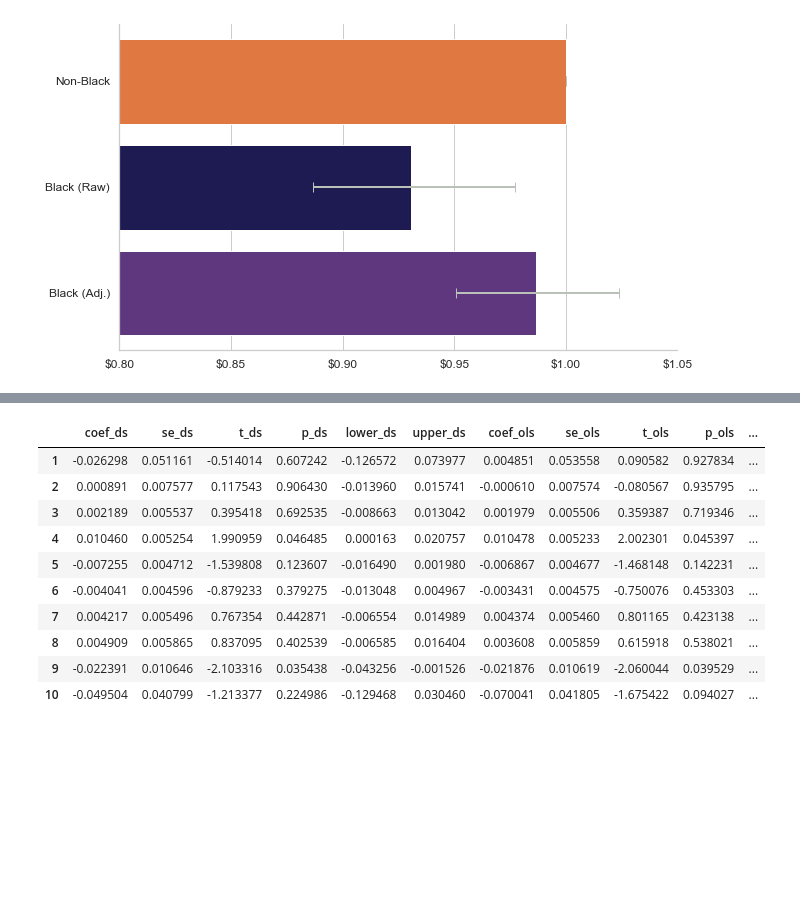
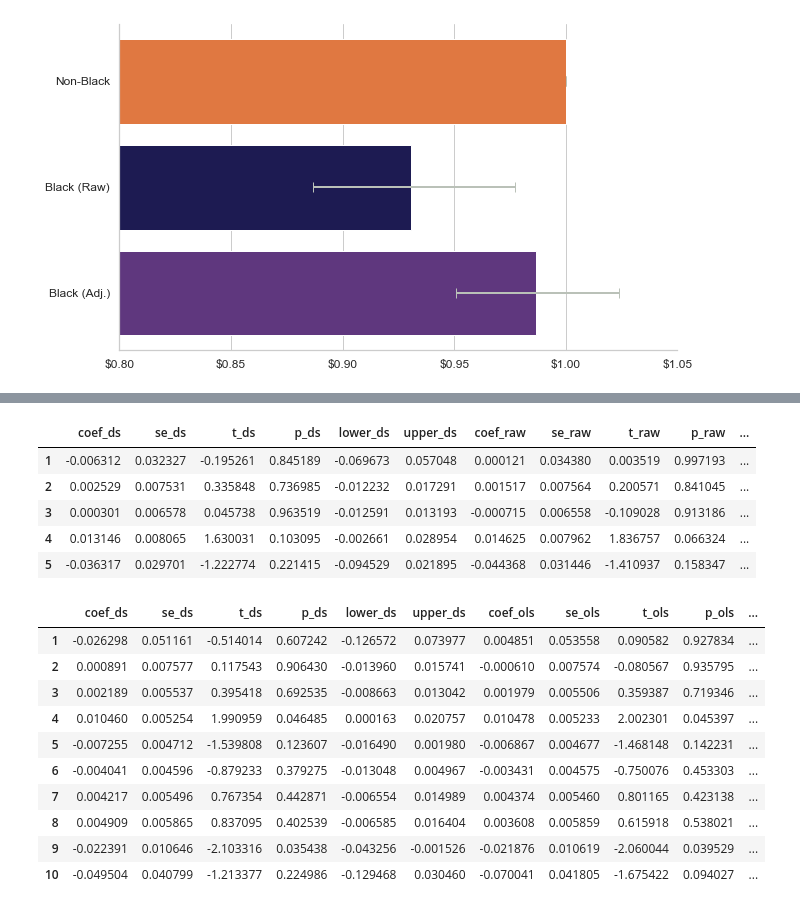
Before and after one commit to whoisnnamdi/black-dev-2020, a Jupyter notebook: code/pay.ipynb, the cells around one changed output, grey strips where cells are left out. Drawn from its saved outputs; the diff is of its cells as text; code cells hidden in the pictures; blank space fills up the shorter version.

```diff
--- a/code/pay.ipynb
+++ b/code/pay.ipynb
@@ -178,0 +202,9 @@ R[write to console]:  failed to download mirrors file (cannot open URL 'https://
+# %%
+results_q
+# %% [output]
+|  | coef_ds | se_ds | t_ds | p_ds | lower_ds | upper_ds | coef_raw | se_raw | t_raw | p_raw | ... |
+| 1 | -0.006312 | 0.032327 | -0.195261 | 0.845189 | -0.069673 | 0.057048 | 0.000121 | 0.034380 | 0.003519 | 0.997193 | ... |
+| 2 | 0.002529 | 0.007531 | 0.335848 | 0.736985 | -0.012232 | 0.017291 | 0.001517 | 0.007564 | 0.200571 | 0.841045 | ... |
+| 3 | 0.000301 | 0.006578 | 0.045738 | 0.963519 | -0.012591 | 0.013193 | -0.000715 | 0.006558 | -0.109028 | 0.913186 | ... |
+| 4 | 0.013146 | 0.008065 | 1.630031 | 0.103095 | -0.002661 | 0.028954 | 0.014625 | 0.007962 | 1.836757 | 0.066324 | ... |
+| 5 | -0.036317 | 0.029701 | -1.222774 | 0.221415 | -0.094529 | 0.021895 | -0.044368 | 0.031446 | -1.410937 | 0.158347 | ... |
```
Also changed, not shown: parts of 9 cells of this notebook.
